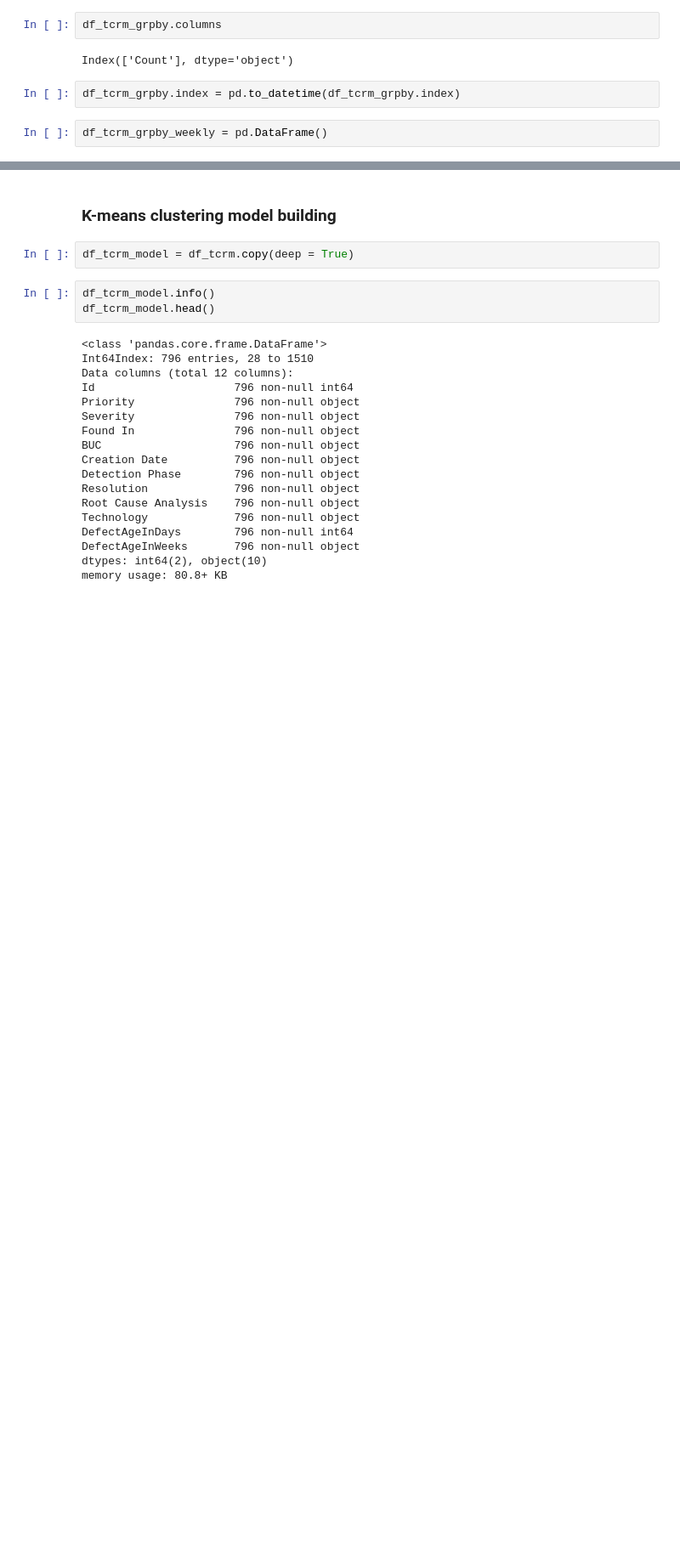
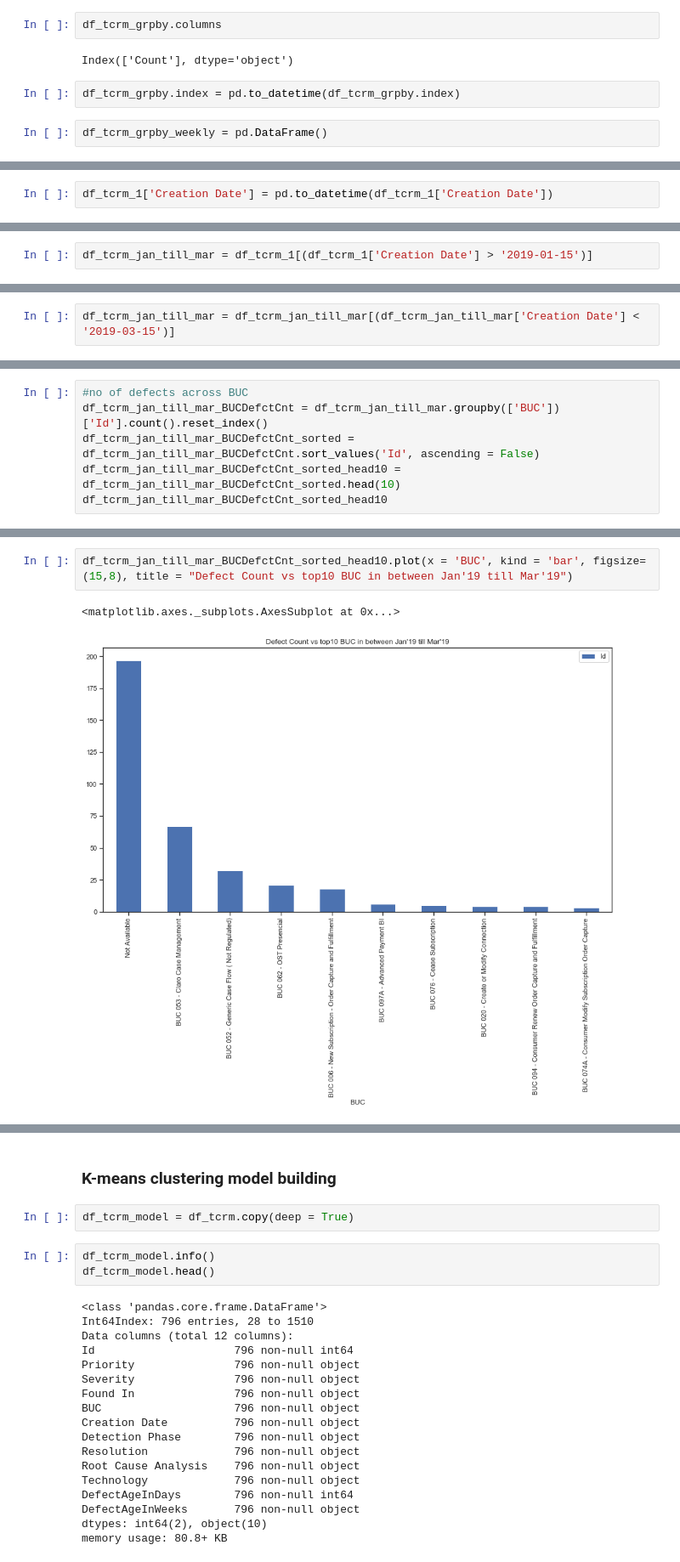
Before and after one commit to kgopal1982/AnalyticsProjects, a Jupyter notebook: Eric/Defects/DefectsAnalysisAMXPeru_v2.ipynb, the cells around one changed output, grey strips where cells are left out. Shown at 85% size. Saved outputs shown, nothing was run; the diff lists cells and outputs as text; blank space fills up the shorter version.

```diff
--- a/Eric/Defects/DefectsAnalysisAMXPeru_v2.ipynb
+++ b/Eric/Defects/DefectsAnalysisAMXPeru_v2.ipynb
@@ -1391,0 +1426,2 @@ df_tcrm_grpby_weekly = pd.DataFrame()
+# %%
+df_tcrm_1['Creation Date'] = pd.to_datetime(df_tcrm_1['Creation Date'])
@@ -1391,0 +1454,2 @@ df_tcrm_grpby_weekly = pd.DataFrame()
+# %%
+df_tcrm_jan_till_mar = df_tcrm_1[(df_tcrm_1['Creation Date'] > '2019-01-15')]
@@ -1391,0 +1480,2 @@ df_tcrm_grpby_weekly = pd.DataFrame()
+# %%
+df_tcrm_jan_till_mar = df_tcrm_jan_till_mar[(df_tcrm_jan_till_mar['Creation Date'] < '2019-03-15')]
@@ -1391,0 +1508,6 @@ df_tcrm_grpby_weekly = pd.DataFrame()
+# %%
+#no of defects across BUC
+df_tcrm_jan_till_mar_BUCDefctCnt = df_tcrm_jan_till_mar.groupby(['BUC'])['Id'].count().reset_index()
+df_tcrm_jan_till_mar_BUCDefctCnt_sorted = df_tcrm_jan_till_mar_BUCDefctCnt.sort_values('Id', ascending = False)
+df_tcrm_jan_till_mar_BUCDefctCnt_sorted_head10 = df_tcrm_jan_till_mar_BUCDefctCnt_sorted.head(10)
+df_tcrm_jan_till_mar_BUCDefctCnt_sorted_head10
@@ -1391,0 +1526,5 @@ df_tcrm_grpby_weekly = pd.DataFrame()
+# %%
+df_tcrm_jan_till_mar_BUCDefctCnt_sorted_head10.plot(x = 'BUC', kind = 'bar', figsize=(15,8), title = "Defect Count vs top10 BUC in between Jan'19 till Mar'19")
+# %% [output]
+<matplotlib.axes._subplots.AxesSubplot at 0x...>
+[figure, added]
```
Also changed, not shown: parts of 20 cells of this notebook.
